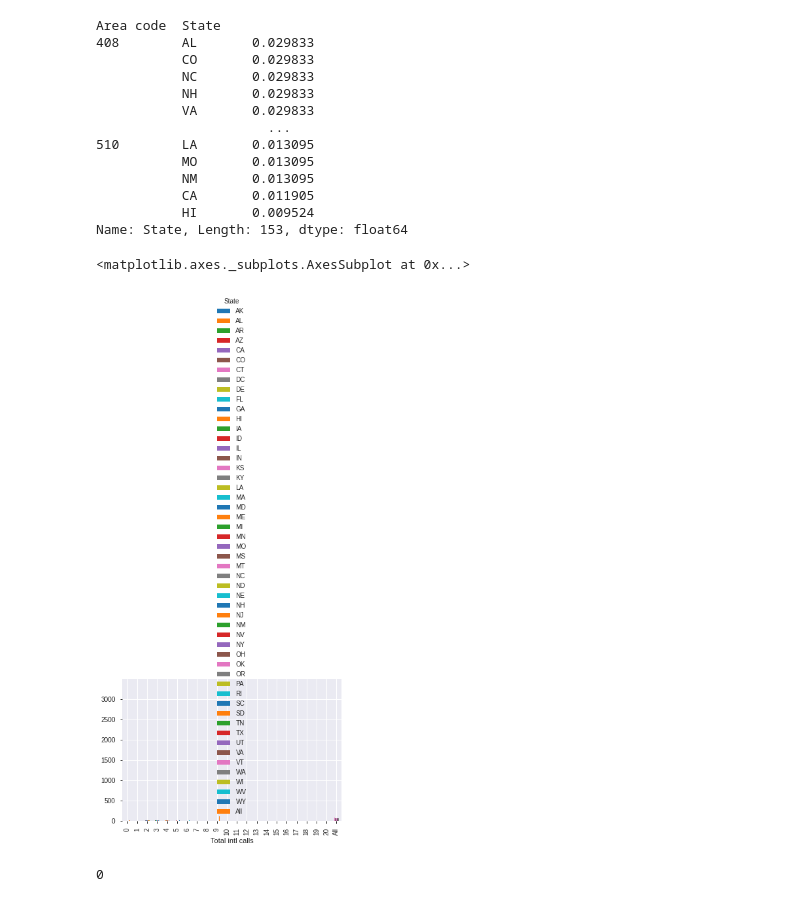
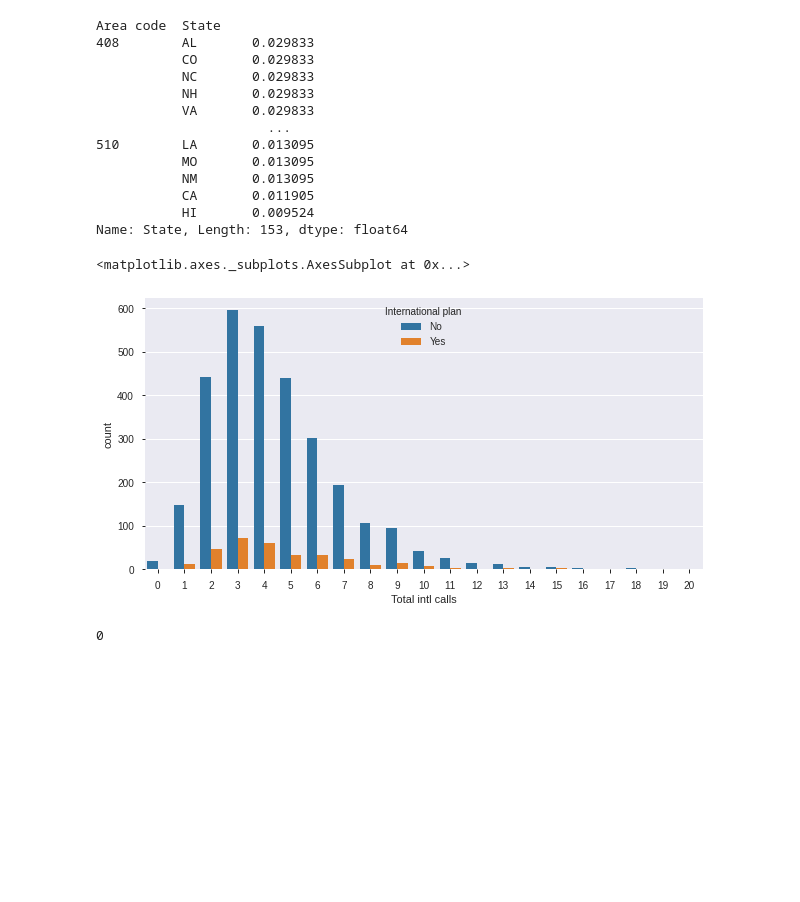
Before and after one commit to maya034/Churn-Analysis, a Jupyter notebook: Telecom_Churn_Analysis_Capstone_Project.ipynb, the cells around one changed output. Saved outputs shown, nothing was run; the diff lists cells and outputs as text; code cells hidden in the pictures; blank space fills up the shorter version.

```diff
--- a/Telecom_Churn_Analysis_Capstone_Project.ipynb
+++ b/Telecom_Churn_Analysis_Capstone_Project.ipynb
@@ -163,11 +180,14 @@ Area code  State
            HI       0.009524
 Name: State, Length: 153, dtype: float64
 # %%
-pd.crosstab(df['Total intl calls'],df['State'],margins=True).plot(kind='bar')
+#pd.crosstab(df['Total intl calls'],df['Churn'],margins=True).plot(kind='bar')
+sns.countplot(x = 'Total intl calls', hue = 'International plan', data = df)
+
+
 #pd.crosstab(df['Total intl calls'],df['State'],normalize='index').plot(kind='bar')
 # %% [output]
 <matplotlib.axes._subplots.AxesSubplot at 0x...>
-[figure, old version]
+[figure, new version]
 # %%
 df.duplicated().sum()
 # %% [output]
```
Also changed, not shown: parts of 32 cells of this notebook.
